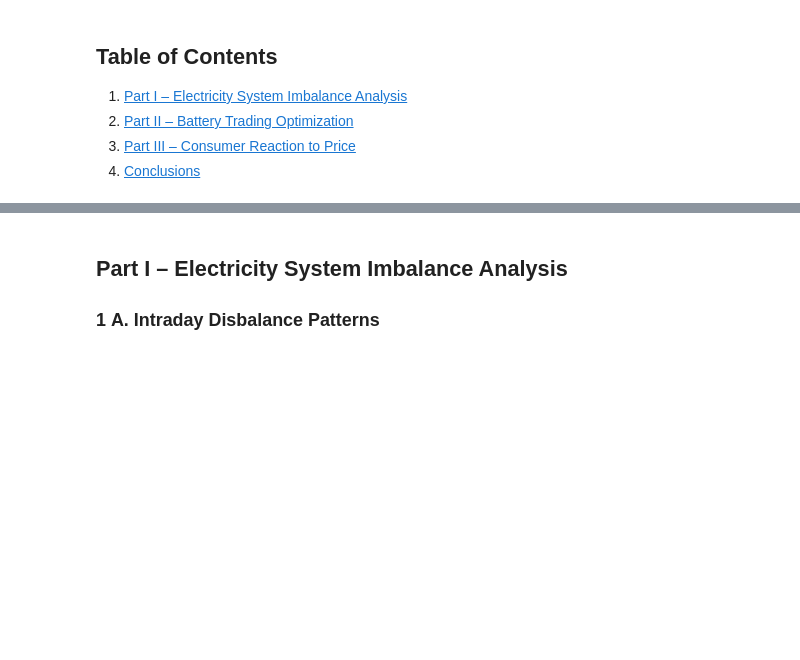
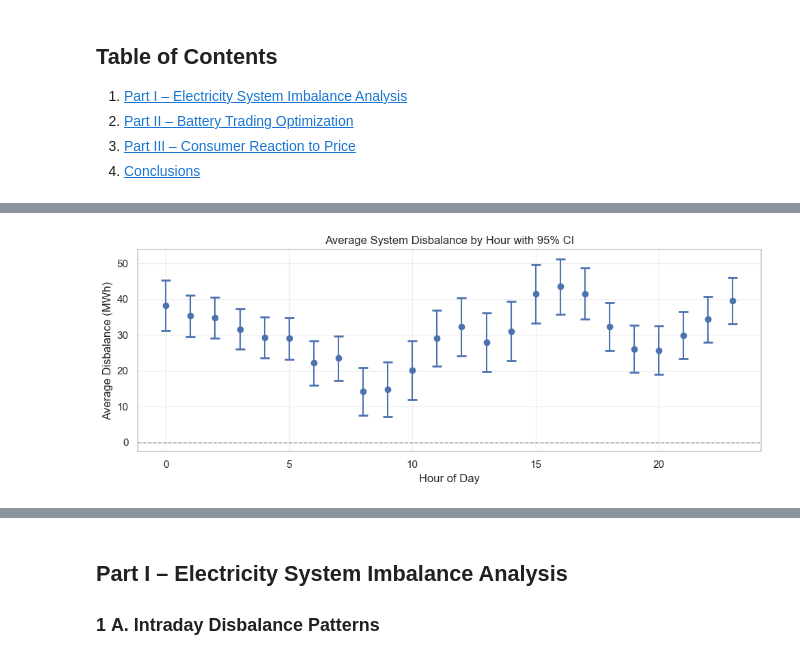
Before and after one commit to aurimas13/lithuanian_energy_repo, a Jupyter notebook: notebooks/lithuanian_energy_analysis.ipynb, the cells around one changed output, grey strips where cells are left out. Cells and saved outputs as stored; diff of their text form; code cells hidden in the pictures; blank space fills up the shorter version.

```diff
--- a/notebooks/lithuanian_energy_analysis.ipynb
+++ b/notebooks/lithuanian_energy_analysis.ipynb
@@ -52,0 +125,97 @@ balancing_df['hour'] = balancing_df['timestamp'].dt.hour
+# %%
+# First, let's check what columns we have in balancing_df
+print("Columns in balancing_df:")
+print(balancing_df.columns.tolist())
+print("\nFirst few rows:")
+print(balancing_df.head())
+
+# Find the timestamp column (it might be named differently)
+timestamp_cols = [col for col in balancing_df.columns if 'time' in col.lower() or 'date' in col.lower()]
+print(f"\nPotential timestamp columns: {timestamp_cols}")
+
+# If we found a timestamp column, use it; otherwise check dtypes
+if timestamp_cols:
+    timestamp_col = timestamp_cols[0]
+else:
+    # Check for datetime columns
+    datetime_cols = balancing_df.select_dtypes(include=['datetime64']).columns.tolist()
+    if datetime_cols:
+        timestamp_col = datetime_cols[0]
+    else:
+        raise ValueError("No timestamp column found!")
+
+print(f"\nUsing '{timestamp_col}' as timestamp column")
+
+# Ensure it's datetime type
+balancing_df[timestamp_col] = pd.to_datetime(balancing_df[timestamp_col])
+
+# Create the necessary time-based columns
+balancing_df['timestamp'] = balancing_df[timestamp_col]  # Standardize name
+balancing_df['hour'] = balancing_df['timestamp'].dt.hour
+balancing_df['date'] = balancing_df['timestamp'].dt.date
+balancing_df['quarter'] = balancing_df['timestamp'].dt.quarter
+
+print("\nColumns after adding time fields:")
+print(balancing_df.columns.tolist())
+print("\nSample of the data with new columns:")
+print(balancing_df[['timestamp', 'hour', 'date', 'quarter', 'quantity_MWh', 'price_EUR_MWh']].head())
+
+# Now run your hourly statistics analysis
+hourly_stats = (balancing_df
+                .groupby('hour')['quantity_MWh']
+                .agg(['mean', 'std', 'count']))
+
+# Confidence intervals (95%)
+hourly_stats['ci95_low'] = hourly_stats['mean'] - 1.96*hourly_stats['std']/np.sqrt(hourly_stats['count'])
+hourly_stats['ci95_high'] = hourly_stats['mean'] + 1.96*hourly_stats['std']/np.sqrt(hourly_stats['count'])
+
+print("\nHourly statistics:")
+display(hourly_stats)
+
+# Create the plot
+plt.figure(figsize=(10,4))
+plt.errorbar(hourly_stats.index, hourly_stats['mean'],
+             yerr=[hourly_stats['mean']-hourly_stats['ci95_low'],
+                   hourly_stats['ci95_high']-hourly_stats['mean']],
+             fmt='o', capsize=5, capthick=2)
+plt.axhline(0, lw=1, ls='--', c='k', alpha=0.5)
+plt.title('Average System Disbalance by Hour with 95% CI')
+plt.xlabel('Hour of Day')
+plt.ylabel('Average Disbalance (MWh)')
+plt.grid(True, alpha=0.3)
+plt.tight_layout()
+plt.show()
+
+# Additional analysis: Check which hours have significant imbalances
+significant_hours = hourly_stats[(hourly_stats['ci95_low'] > 0) | (hourly_stats['ci95_high'] < 0)]
+print("\nHours with statistically significant imbalances (95% CI doesn't include 0):")
+for hour in significant_hours.index:
+    mean_val = hourly_stats.loc[hour, 'mean']
+    ci_low = hourly_stats.loc[hour, 'ci95_low']
+    ci_high = hourly_stats.loc[hour, 'ci95_high']
+    direction = "surplus" if mean_val > 0 else "deficit"
+    print(f"Hour {hour:02d}: {direction} of {mean_val:.2f} MWh (CI: [{ci_low:.2f}, {ci_high:.2f}])")
+
+# Now prepare for the next analysis - hourly patterns throughout the year
+hourly_year = (balancing_df
+               .groupby(['date', 'hour'])['quantity_MWh']
+               .mean()
+               .unstack(level='hour'))
+
+# Kruskal-Wallis across quarters as rough stability test
+kw_res = stats.kruskal(*[
+    balancing_df.loc[balancing_df['quarter']==q, 'quantity_MWh'].dropna()
+    for q in range(1,5) if len(balancing_df[balancing_df['quarter']==q]) > 0
+])
+print('\n\nKruskal–Wallis H-test across quarters:', kw_res)
+print(f"p-value: {kw_res.pvalue:.4f}")
+if kw_res.pvalue < 0.05:
+    print("Significant differences found across quarters (p < 0.05)")
+else:
+    print("No significant differences across quarters (p >= 0.05)")
+
+# Additional quarterly analysis
+quarterly_stats = balancing_df.groupby('quarter')['quantity_MWh'].agg(['mean', 'std', 'count'])
+print("\nQuarterly statistics:")
+display(quarterly_stats)
+# %% [output]
@@ -52,0 +257 @@ balancing_df['hour'] = balancing_df['timestamp'].dt.hour
+[figure, added]
```
Also changed, not shown: parts of 23 cells of this notebook, 18 other files.
